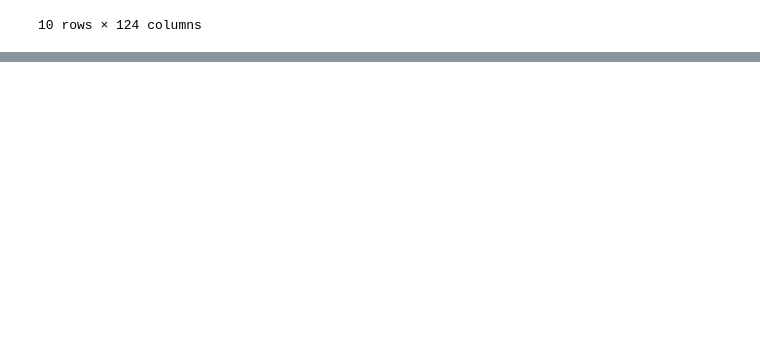
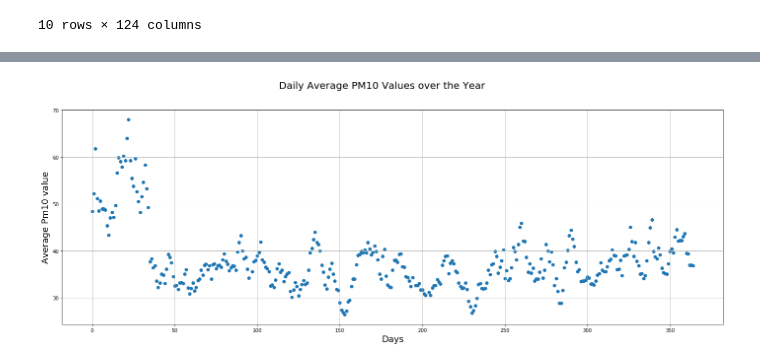
Before and after one commit to tynski/AirPolutionPrediction, a Jupyter notebook: first_touches_to_data.ipynb, the cells around one changed output, grey strips where cells are left out. Saved outputs shown, nothing was run; the diff lists cells and outputs as text; code cells hidden in the pictures; blank space fills up the shorter version.

```diff
--- a/first_touches_to_data.ipynb
+++ b/first_touches_to_data.ipynb
@@ -88,0 +132,17 @@ plt.show()
+# %%
+daily_avg = []
+for i in range(365):
+    append_me = np.average(shaped_daily[:,i])
+    daily_avg.append(append_me)
+
+daily_avg = np.float64(daily_avg)
+# %%
+plt.figure(figsize=(24,8))
+plt.suptitle("Daily Average PM10 Values over the Year", fontsize=20)
+plt.scatter(range(365),daily_avg)
+plt.grid()
+plt.xlabel("Days",fontsize=18)
+plt.ylabel("Average Pm10 value",fontsize=18)
+plt.show()
+# %% [output]
+[figure, added]
```
Also changed, not shown: parts of 13 cells of this notebook.
